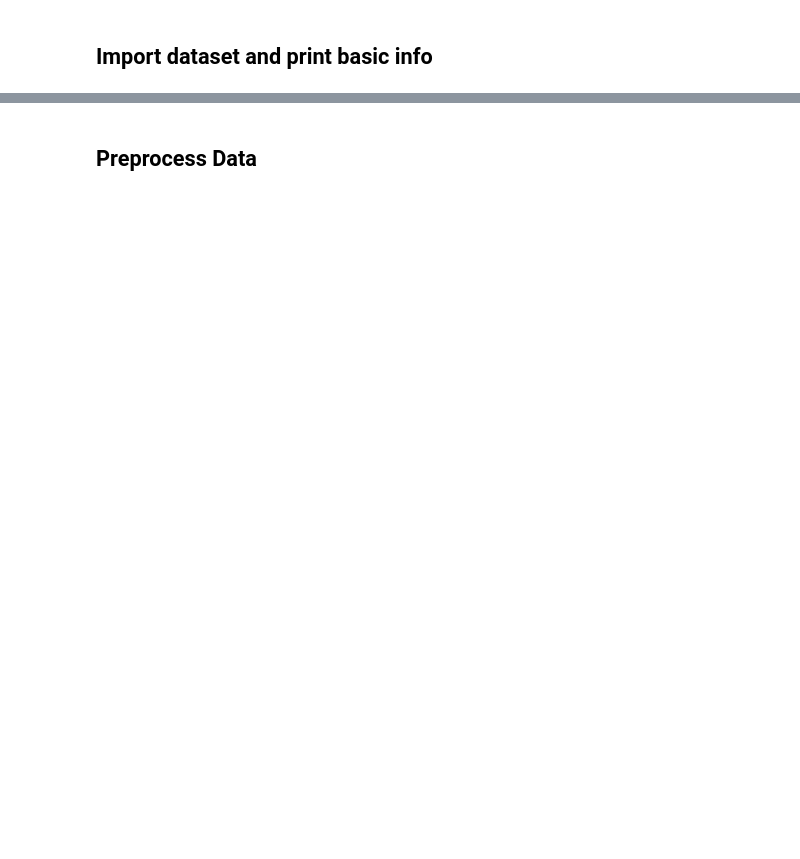
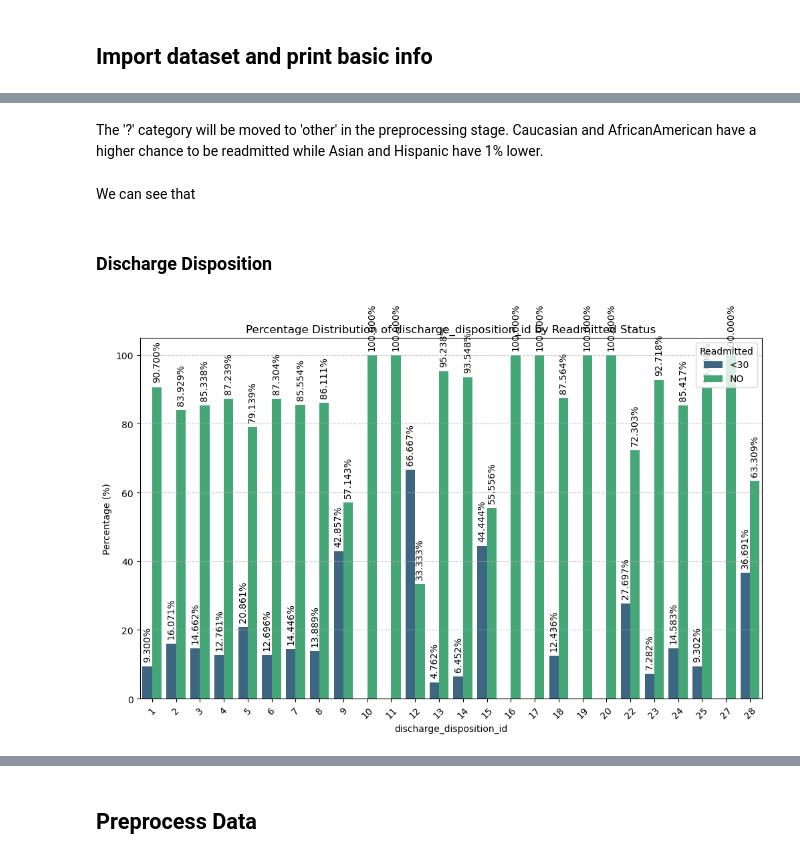
Before and after one commit to Coolnam3/ML_Project, a Jupyter notebook: main.ipynb, the cells around one changed output, grey strips where cells are left out. Drawn from its saved outputs; the diff is of its cells as text; code cells hidden in the pictures; blank space fills up the shorter version.

```diff
--- a/main.ipynb
+++ b/main.ipynb
@@ -92,0 +138,10 @@ data = pd.read_csv("diabetic_data.csv")
+# %% [markdown]
+The '?' category will be moved to 'other' in the preprocessing stage. Caucasian and AfricanAmerican have a higher chance to be readmitted while Asian and Hispanic have 1% lower.
+# %% [markdown]
+We can see that
+# %% [markdown]
+### Discharge Disposition
+# %%
+bar_chart_percentage('discharge_disposition_id')
+# %% [output]
+[figure, added]
```
Also changed, not shown: parts of 54 cells of this notebook.
